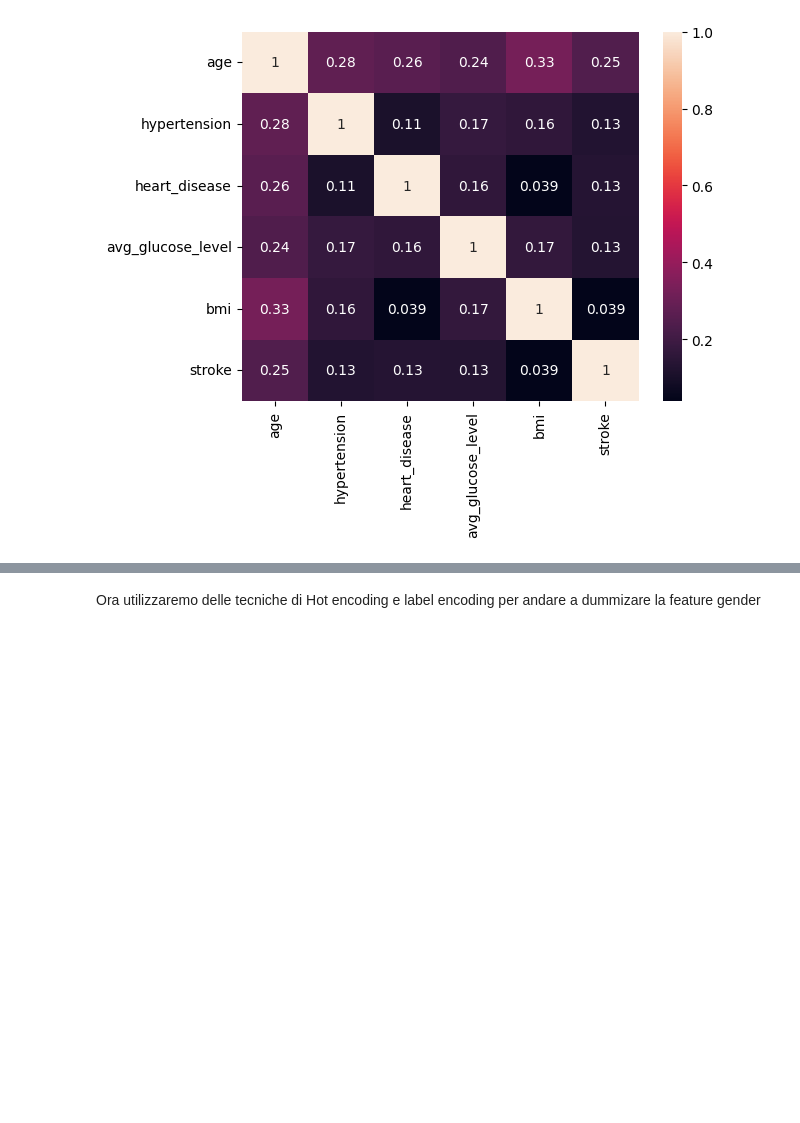
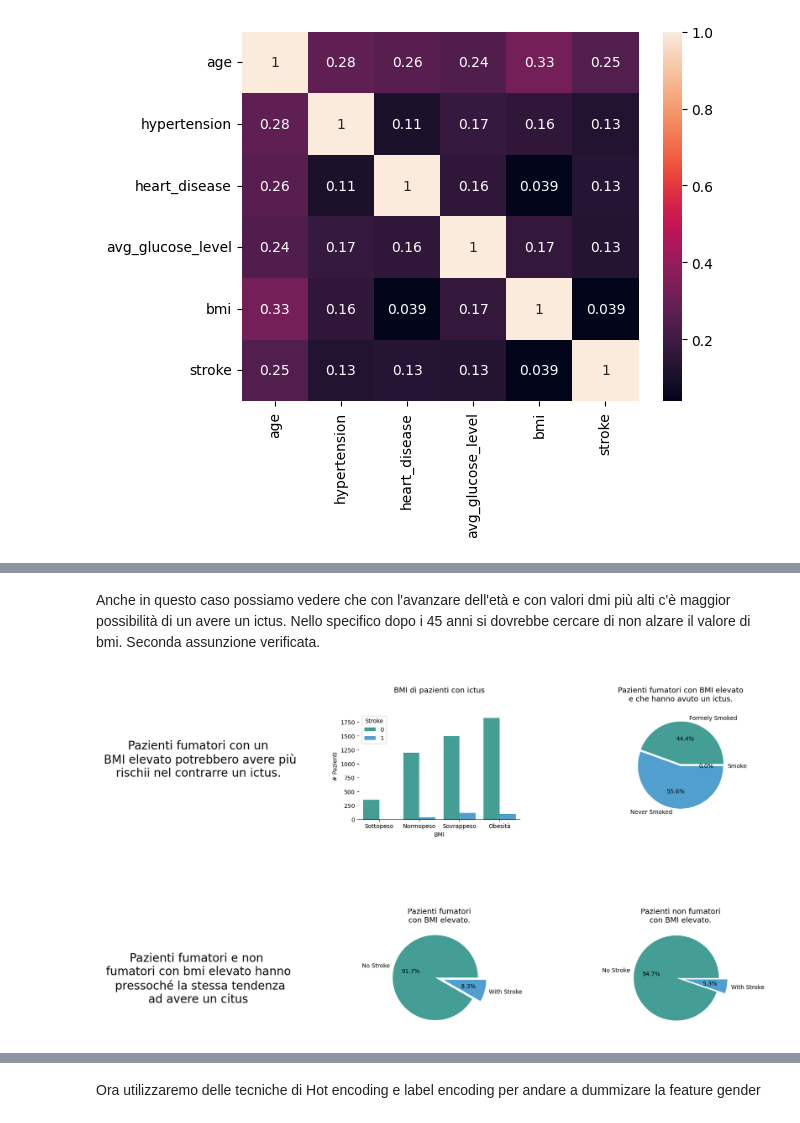
Before and after one commit to Daniele-00/Progetto-MachineLearning, a Jupyter notebook: ProgettoStroke/progettoML.ipynb, the cells around one changed output, grey strips where cells are left out. Cells and saved outputs as stored; diff of their text form; code cells hidden in the pictures; blank space fills up the shorter version.

```diff
--- a/ProgettoStroke/progettoML.ipynb
+++ b/ProgettoStroke/progettoML.ipynb
@@ -235,0 +300,80 @@ Dalla Correlation Matrix possiamo vedere come non ci siano feature altamente cor
+# %% [markdown]
+Anche in questo caso possiamo vedere che con l'avanzare dell'età e con valori dmi più alti c'è maggior possibilità di un avere un ictus. Nello specifico dopo i 45 anni si dovrebbe cercare di non alzare il valore di bmi. Seconda assunzione verificata.
+# %%
+# Categorizzazione di pazienti fumatori con bmi elevato
+ds_age['bmi_cat'] = pd.cut(ds_age['bmi'], bins=[0, 18.5, 24.9, 29.9, np.inf], include_lowest=True,
+                            labels=["Sottopeso", "Normopeso", "Sovrappeso", "Obesità"])
+
+# Smoke Status Stroke.
+smokes_stroke_len = len(ds_age.loc[(ds_age['smoking_status'] == 'smoke') & (ds_age['high BMI'] == 'High BMI') & (ds_age['stroke'] == 1)])
+f_smokes_stroke_len = len(ds_age.loc[(ds_age['smoking_status'] == 'formerly smoked') & (ds_age['high BMI'] == 'High BMI') & (ds_age['stroke'] == 1)])
+no_smokes_stroke_len = len(ds_age.loc[(ds_age['smoking_status'] == 'never smoked') & (ds_age['high BMI'] == 'High BMI') & (ds_age['stroke'] == 1)])
+
+# Formerly Smokes.
+f_smokes = len(ds_age.loc[(ds_age['smoking_status'] == 'formerly smoked') & (ds_age['high BMI'] == 'High BMI') & (ds_age['stroke'] == 0)])
+f_smokes_stroke = len(ds_age.loc[(ds_age['smoking_status'] == 'formerly smoked') & (ds_age['high BMI'] == 'High BMI') & (ds_age['stroke'] == 1)])
+f_smokes_total = len(ds_age.loc[(ds_age['smoking_status'] == 'formerly smoked') & (ds_age['high BMI'] == 'High BMI')])
+f_smokes = round((f_smokes / f_smokes_total) * 100, 2)
+f_smokes_stroke = round((f_smokes_stroke / f_smokes_total) * 100, 2)
+f_smoke_highBMI = [f_smokes, f_smokes_stroke]
+
+# No Smokes.
+no_smokes = len(ds_age.loc[(ds_age['smoking_status'] == 'never smoked') & (ds_age['high BMI'] == 'High BMI') & (ds_age['stroke'] == 0)])
+no_smokes_stroke = len(ds_age.loc[(ds_age['smoking_status'] == 'never smoked') & (ds_age['high BMI'] == 'High BMI') & (ds_age['stroke'] == 1)])
+no_smokes_total = len(ds_age.loc[(ds_age['smoking_status'] == 'never smoked') & (ds_age['high BMI'] == 'High BMI')])
+no_smoke = round((no_smokes / no_smokes_total) * 100, 2)
+no_smokes_stroke = round((no_smokes_stroke / no_smokes_total) * 100, 2)
+no_smoke_highBMI = [no_smoke, no_smokes_stroke]
+
+# Plots
+fig = plt.figure(figsize=(20,10))
+gs = fig.add_gridspec(2,3)
+gs.update(wspace=0.5, hspace=1)
+
+# Plot Title High BMI
+ax0 = fig.add_subplot(gs[0,0])
+ax0.text(0.5,0.5,'Pazienti fumatori con un\n BMI elevato potrebbero avere più\nrischii nel contrarre un ictus.\n',
+         fontsize=20, horizontalalignment='center', verticalalignment='center')
+ax0.spines[["bottom", "top", "left", "right"]].set_visible(False)
+ax0.tick_params(left=False, bottom=False)
+ax0.set_xticklabels([])
+ax0.set_yticklabels([])
+
+# Plot
+ds_melted_1 = pd.melt(ds_age, id_vars=['bmi_cat'], value_vars=['stroke'])
+ax1 = fig.add_subplot(gs[0,1])
+ax1 = sns.countplot(x='bmi_cat', hue='value', data=ds_melted_1, palette=palette)
+ax1.set_title(f"\nBMI di pazienti con ictus\n\n", fontsize=13)
+ax1.legend(title='Stroke')
+ax1.spines[['top', 'right', 'left']].set_visible(False)
+ax1.set_xlabel('BMI')
+ax1.set_ylabel('# Pazienti')
+
+# Plot Smoke Status Stroke.
+ax2 = fig.add_subplot(gs[0,2])
+ax2 = plt.pie([smokes_stroke_len,f_smokes_stroke_len, no_smokes_stroke_len], autopct='%1.1f%%', explode=[0, 0.05, 0],
+              labels = ['Smoke', 'Formely Smoked', 'Never Smoked'], colors = ['#D37EE3', '#449E95', '#509FCF'])
+plt.title("\nPazienti fumatori con BMI elevato\ne che hanno avuto un ictus.\n", fontsize=13)
+
+# Plot Title Smoke
+ax3 = fig.add_subplot(gs[1,0])
+ax3.text(0.5,0.5,'Pazienti fumatori e non \nfumatori con bmi elevato hanno\n pressoché la stessa tendenza\nad avere un ictus',
+         fontsize=20, horizontalalignment='center', verticalalignment='center')
+ax3.spines[["bottom", "top", "left", "right"]].set_visible(False)
+ax3.tick_params(left=False, bottom=False)
+ax3.set_xticklabels([])
+ax3.set_yticklabels([])
+
+# Plot Formerly Smokes.
+ax4 = fig.add_subplot(gs[1,1])
+ax4 = plt.pie(f_smoke_highBMI, labels = ['No Stroke', 'With Stroke'], autopct='%1.1f%%', explode=[0.1, 0.1], colors = ['#449E95', '#509FCF'])
+plt.title("Pazienti fumatori\ncon BMI elevato.", fontsize=13)
+
+# Plot No Smokes.
+ax5 = fig.add_subplot(gs[1,2])
+ax5 = plt.pie(no_smoke_highBMI, labels = ['No Stroke', 'With Stroke'], autopct='%1.1f%%', explode=[0.1, 0.1], colors = ['#449E95', '#509FCF'])
+plt.title("Pazienti non fumatori\ncon BMI elevato.", fontsize=13)
+
+plt.show()
+# %% [output]
+[figure, added]
```
Also changed, not shown: parts of 11 cells of this notebook.
